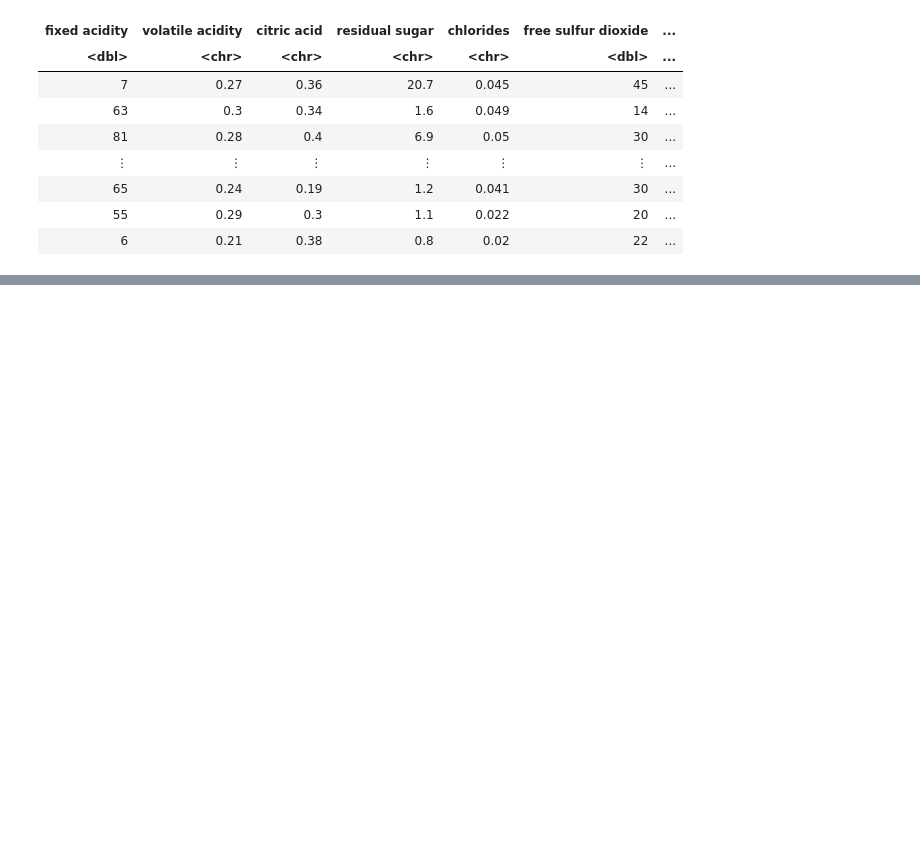
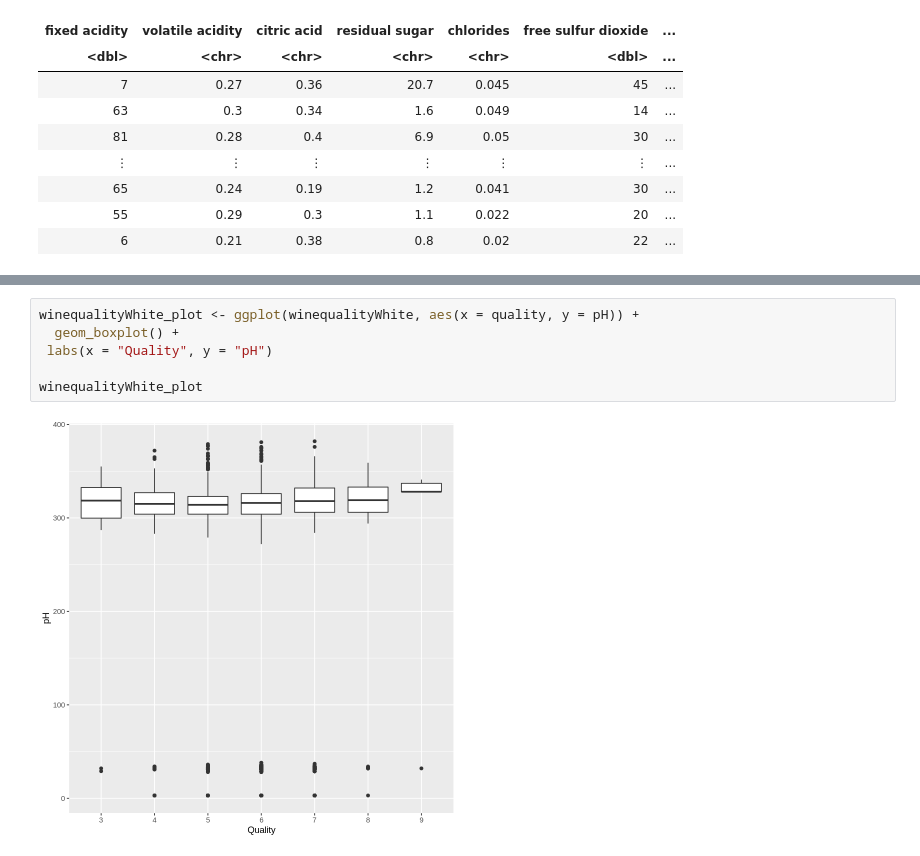
Before and after one commit to Hg422/DSCI100_GroupProject_2022, a Jupyter notebook: Project Proposal Final.ipynb, the cells around one changed output, grey strips where cells are left out. Drawn from its saved outputs; the diff is of its cells as text; blank space fills up the shorter version.

```diff
--- a/Project Proposal Final.ipynb
+++ b/Project Proposal Final.ipynb
@@ -149,3 +134,11 @@ A tibble: 9796 × 13
 | 65 | 0.24 | 0.19 | 1.2 | 0.041 | 30 | ... |
 | 55 | 0.29 | 0.3 | 1.1 | 0.022 | 20 | ... |
 | 6 | 0.21 | 0.38 | 0.8 | 0.02 | 22 | ... |
+# %%
+winequalityWhite_plot <- ggplot(winequalityWhite, aes(x = quality, y = pH)) +
+  geom_boxplot() +
+ labs(x = "Quality", y = "pH")
+
+winequalityWhite_plot
+# %% [output]
+[figure, added]
```
Also changed, not shown: parts of 16 cells of this notebook.
